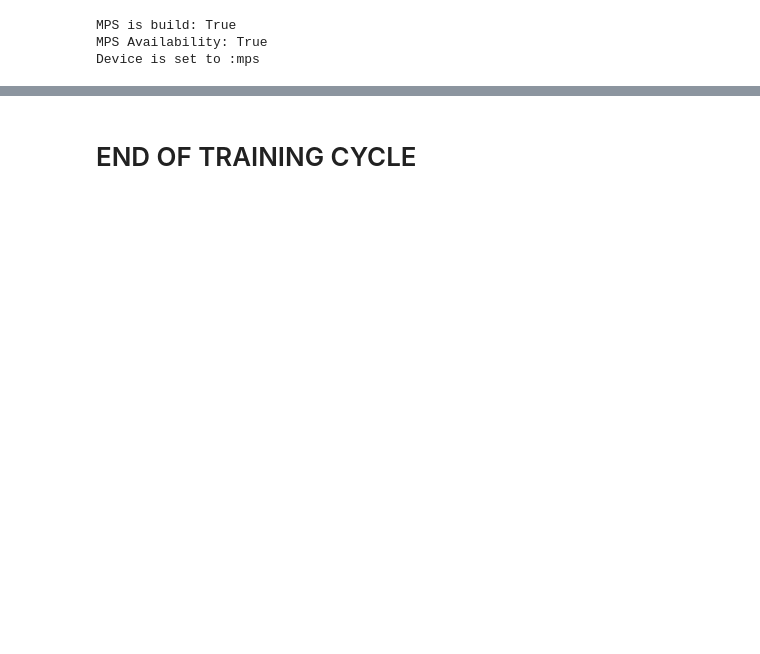
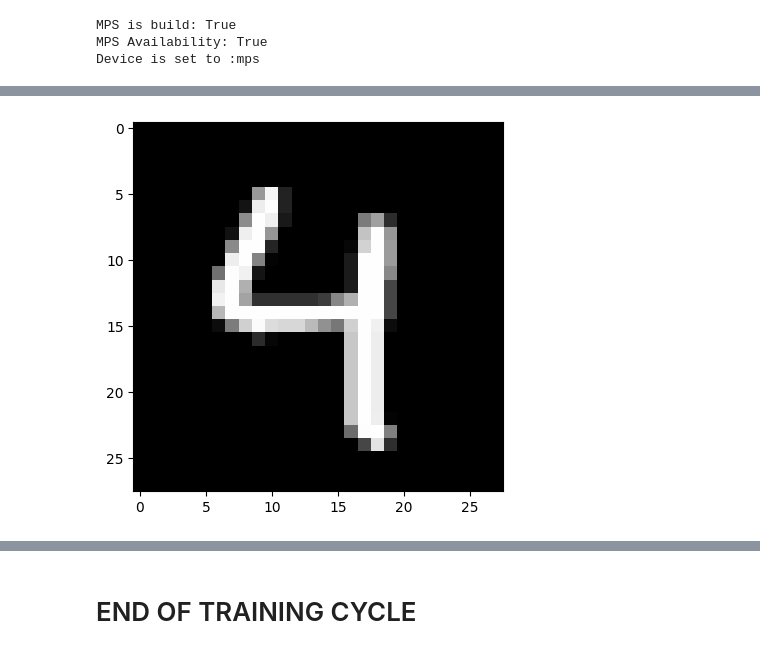
Before and after one commit to mertyigit/PointNet-Transformer, a Jupyter notebook: notebooks/vit_dev.ipynb, the cells around one changed output, grey strips where cells are left out. Cells and saved outputs as stored; diff of their text form; code cells hidden in the pictures; blank space fills up the shorter version.

```diff
--- a/notebooks/vit_dev.ipynb
+++ b/notebooks/vit_dev.ipynb
@@ -290,0 +566,4 @@ if __name__ == "__main__":
+# %%
+TensorToImage(image_r)
+# %% [output]
+[figure, added]
```
Also changed, not shown: parts of 28 cells of this notebook.
